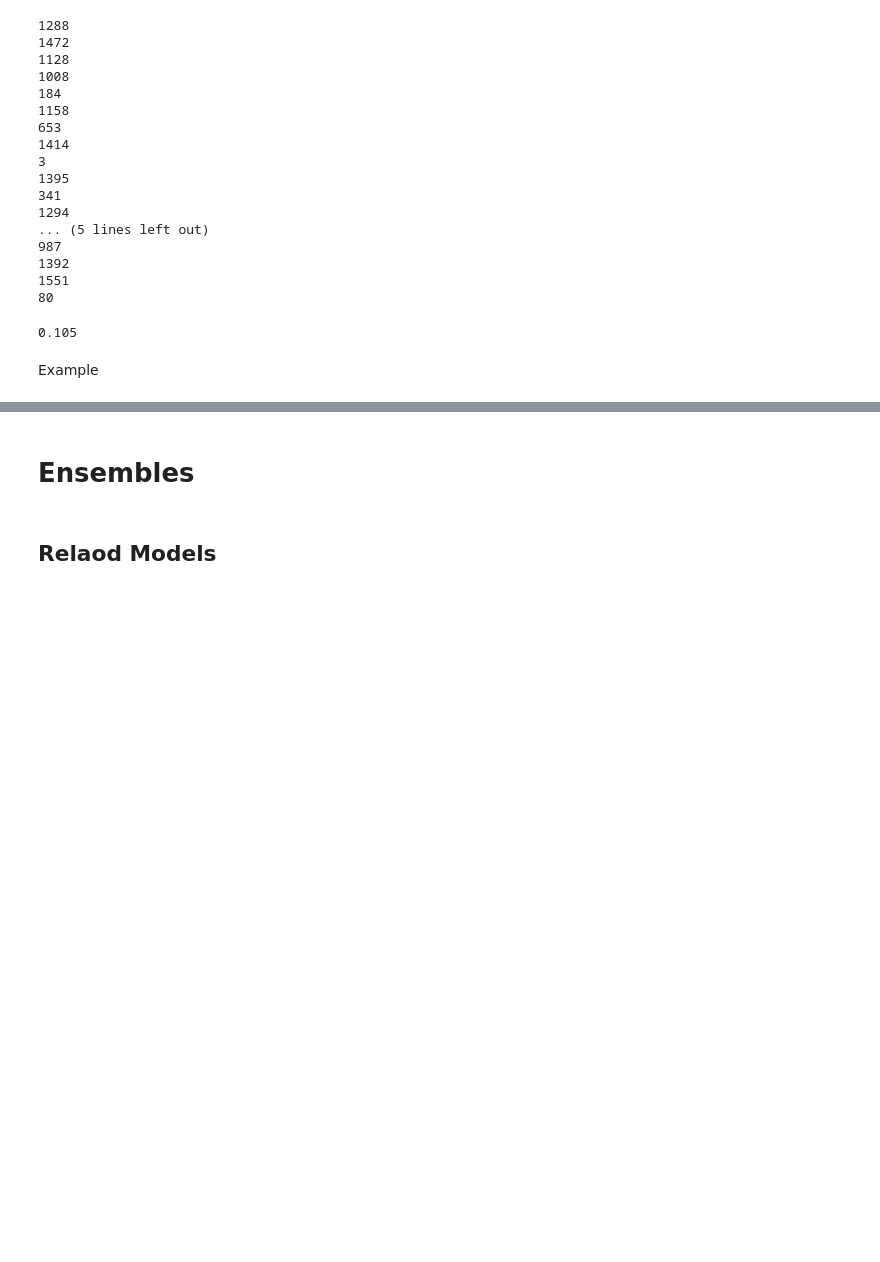
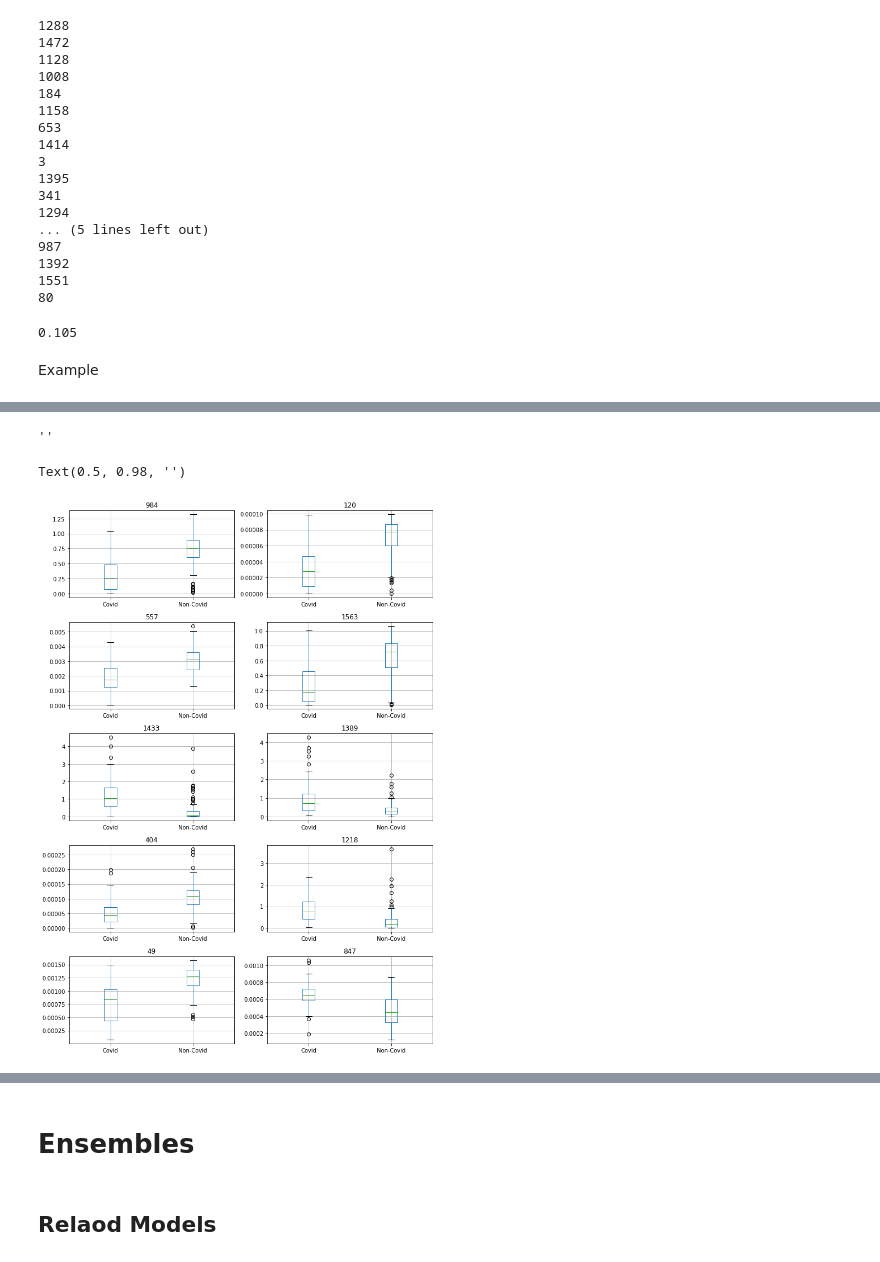
Before and after one commit to ayhaidar/covid_ensembles, a Jupyter notebook: extraction/Analysis.ipynb, the cells around one changed output, grey strips where cells are left out. Drawn from its saved outputs; the diff is of its cells as text; code cells hidden in the pictures; blank space fills up the shorter version.

Commit message:
added boxplots of the 10 top performing features

```diff
--- a/extraction/Analysis.ipynb
+++ b/extraction/Analysis.ipynb
@@ -428,0 +452,2 @@ else:
+# %%
+a=z[top_10]
@@ -428,0 +458,4 @@ else:
+# %%
+a['Class'] = a.apply (lambda row: label_cov(row), axis=1)
+# %%
+a=a.drop(['target'],axis=1)
@@ -428,0 +471,3 @@ else:
+# %%
+for i in range(10):
+    print(i)
@@ -428,0 +485,23 @@ else:
+# %%
+fig.gca().get_title()
+# %% [output]
+''
+# %%
+fig,ax = plt.subplots(5, 2, figsize=(10, 14))
+top_10=featimp['column'].tolist()[:10]
+count=0
+for i in [0,1,2,3,4]:
+    for j in [0,1]:
+        if count ==10:
+            break;
+        a.boxplot(top_10[count],'Class', ax=ax[i][j])
+        ax[i][j].set_xlabel(None)
+        count=count+1
+
+#fig.delaxes(ax[3][1])
+#fig.delaxes(ax[3][2])
+fig.tight_layout()
+plt.suptitle('')
+# %% [output]
+Text(0.5, 0.98, '')
+[figure, added]
```
Also changed, not shown: parts of 10 cells of this notebook, 6 other files.
